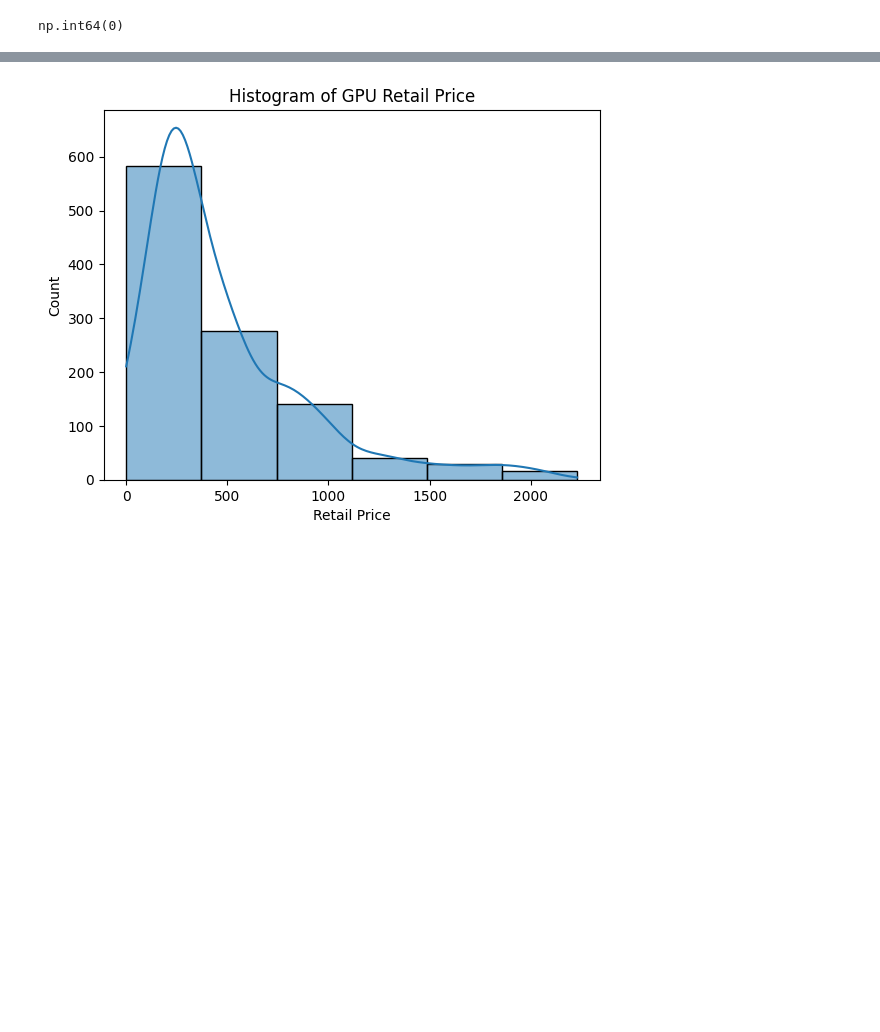
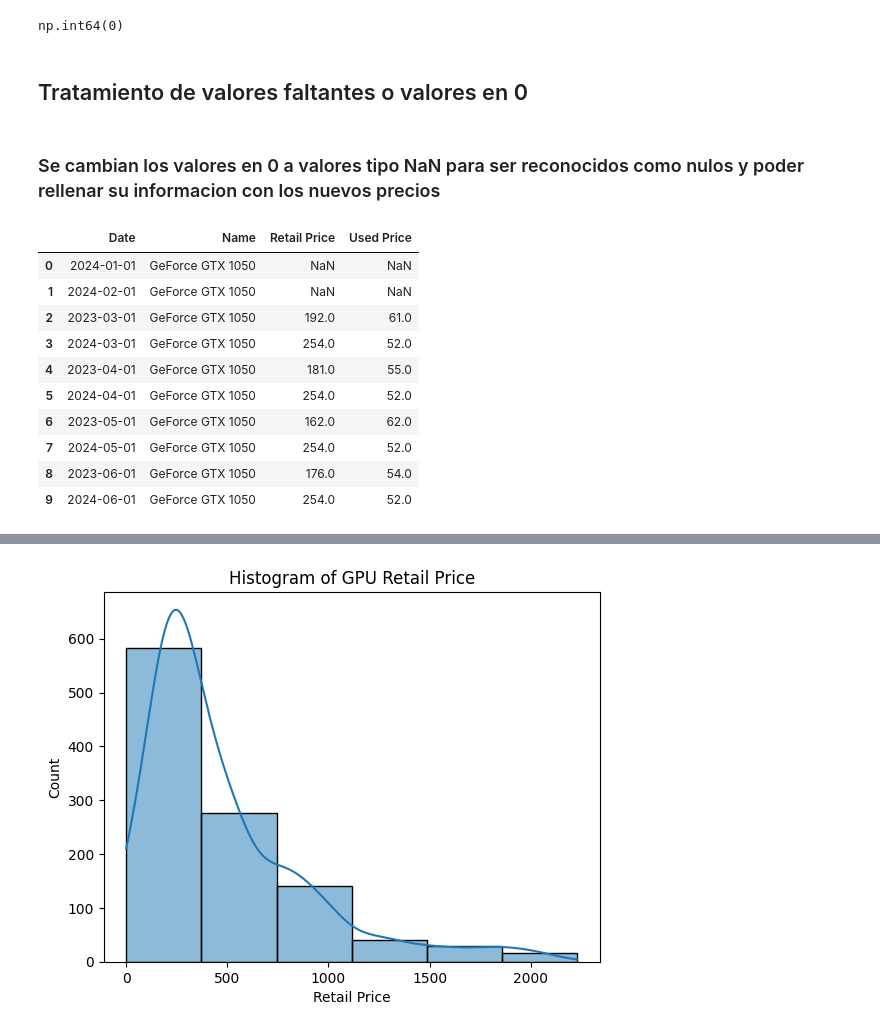
Before and after one commit to Jesus1Salas/EDA-AMDvsNVD, a Jupyter notebook: EDA.ipynb, the cells around one changed output, grey strips where cells are left out. Saved outputs shown, nothing was run; the diff lists cells and outputs as text; code cells hidden in the pictures; blank space fills up the shorter version.

```diff
--- a/EDA.ipynb
+++ b/EDA.ipynb
@@ -178,3 +203,23 @@ plt.show()
 df2['Retail Price'].isnull().sum() #el resultado muestra que no existen valores faltantes, sin embargo los graficos de cajas muestran que exiten valores en 0
 # %% [output]
 np.int64(0)
+# %% [markdown]
+## Tratamiento de valores faltantes o valores en 0
+# %% [markdown]
+### Se cambian los valores en 0 a valores tipo NaN para ser reconocidos como nulos y poder rellenar su informacion con los nuevos precios
+# %%
+df2["Retail Price"]=df2["Retail Price"].replace(0,np.nan)
+df2["Used Price"]=df2["Used Price"].replace(0,np.nan)
+df2.head(10)
+# %% [output]
+|  | Date | Name | Retail Price | Used Price |
+| 0 | 2024-01-01 | GeForce GTX 1050 | NaN | NaN |
+| 1 | 2024-02-01 | GeForce GTX 1050 | NaN | NaN |
+| 2 | 2023-03-01 | GeForce GTX 1050 | 192.0 | 61.0 |
+| 3 | 2024-03-01 | GeForce GTX 1050 | 254.0 | 52.0 |
+| 4 | 2023-04-01 | GeForce GTX 1050 | 181.0 | 55.0 |
+| 5 | 2024-04-01 | GeForce GTX 1050 | 254.0 | 52.0 |
+| 6 | 2023-05-01 | GeForce GTX 1050 | 162.0 | 62.0 |
+| 7 | 2024-05-01 | GeForce GTX 1050 | 254.0 | 52.0 |
+| 8 | 2023-06-01 | GeForce GTX 1050 | 176.0 | 54.0 |
+| 9 | 2024-06-01 | GeForce GTX 1050 | 254.0 | 52.0 |
```
Also changed, not shown: parts of 17 cells of this notebook.
